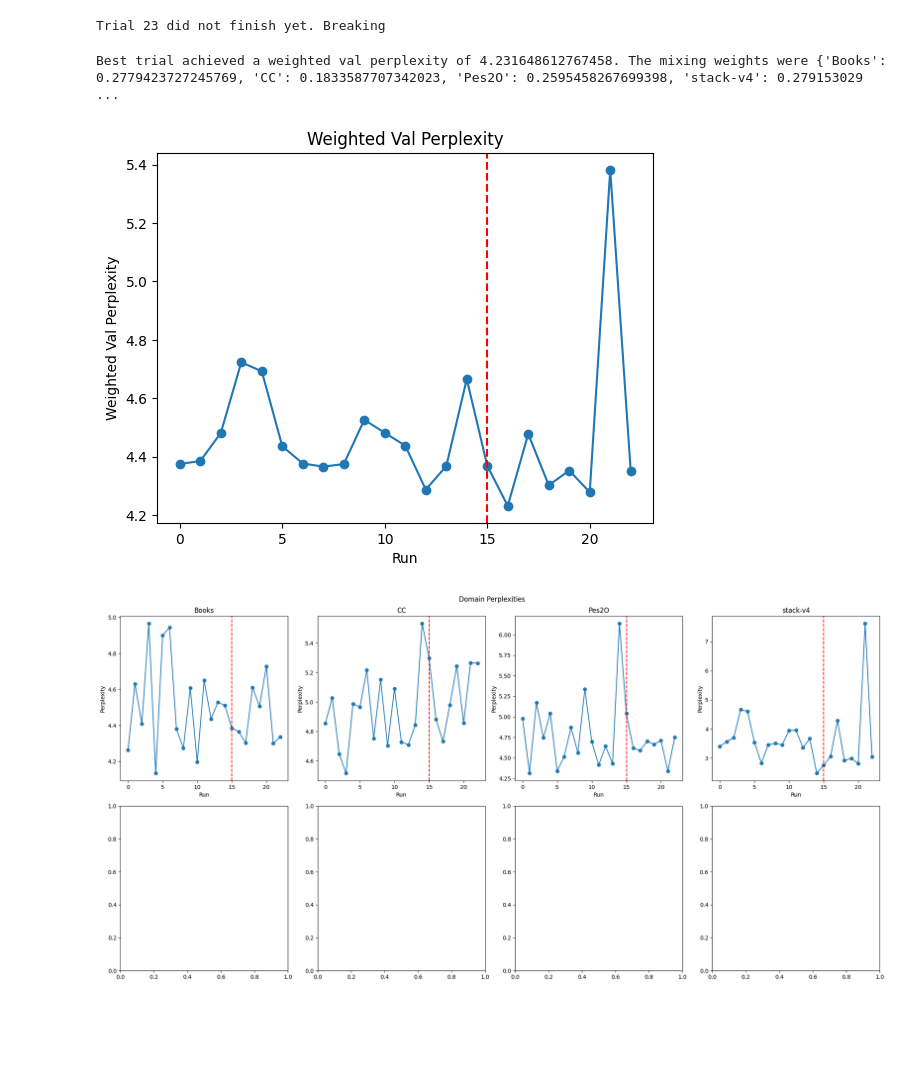
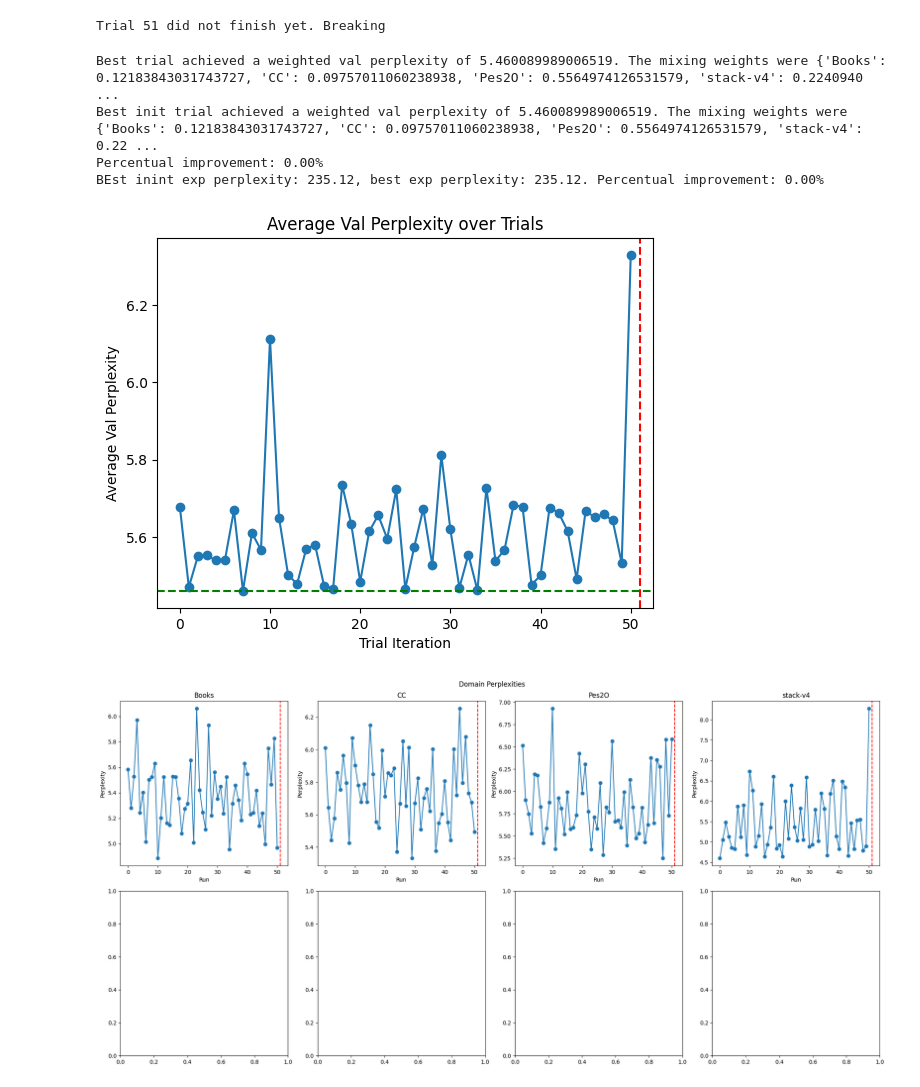
Before and after one commit to tim200002/lm_mixture_optimization, a Jupyter notebook: scripts/analyze_experiment.ipynb, the cells around one changed output. Saved outputs shown, nothing was run; the diff lists cells and outputs as text; code cells hidden in the pictures; blank space fills up the shorter version.

```diff
--- a/scripts/analyze_experiment.ipynb
+++ b/scripts/analyze_experiment.ipynb
@@ -34,9 +35,9 @@ def plot_weighted_val_perplexity(weighted_val_perplexities: List[float], no_init
     plt.plot(weighted_val_perplexities)
     plt.scatter(range(len(weighted_val_perplexities)), weighted_val_perplexities)
     plt.axvline(x=no_initial_runs - 1, color='r', linestyle='--')
-    plt.xlabel('Run')
-    plt.ylabel('Weighted Val Perplexity')
-    plt.title('Weighted Val Perplexity')
+    plt.xlabel('Trial Iteration')
+    plt.ylabel('Average Val Perplexity')
+    plt.title('Average Val Perplexity over Trials')
 
 def plot_domain_perplexities(val_results: List[Dict[str, ValResult]], no_initial_runs: int = 0):
     max_plots_per_row = 4
@@ -79,33 +80,73 @@ def plot_mixing_weights(mixing_weights: List[Dict[str, float]], no_initial_runs:
         axs[i].scatter(range(len(mix_w)), mix_w)
     plt.tight_layout()
 # %%
-#path = "/root/code/mixture_optimization/logs/bayesian_books_cc_stack_few_init_0/experiment_history.yaml"
+path = "/root/code/mixture_optimization/logs/bayesian-two-sources_0/experiment_history.yaml"
+path = "/root/code/mixture_optimization/logs/bayesian_books_cc_stack_few_init_0/experiment_history.yaml"
 #path = "/root/code/mixture_optimization/logs/turbo_books_cc_stack_0/experiment_history.yaml"
 #path="/root/code/mixture_optimization/logs/bayesian_books_cc_stack_0/experiment_history.yaml"
 path = "/root/code/mixture_optimization/logs/bayesian_books_cc_stack_pes2o_0/experiment_history.yaml"
 #path="/root/code/mixture_optimization/logs/bayesian_books_cc_stack_pes2o_16init_0/experiment_history.yaml"
+#path = "/root/code/mixture_optimization/logs/turbo-new_15/experiment_history.yaml"
+
+#path = "/root/code/mixture_optimization/logs/lin_interp_books_c4_80M_0/experiment_history.yaml"
+#path = "/root/code/mixture_optimization/logs/lin_interp_books_c4_0/experiment_history.yaml"
+#path = "../logs/uniform_books_cc_stack_peso_reddit/experiment_history.yaml"
+#path = "../logs/bayesian_books_cc_stack_pes2o_reddit_16init_0/experiment_history.yaml"
+#path = "../logs/bayesian_books_cc_stack_pes2o_reddit_16init_1/experiment_history.yaml"
+#path = "../logs/bayesian_books_cc_stack_pes2o_reddit_32init_0/experiment_history.yaml"
+path = "../logs/bayesian_books_cc_stack_pes20_small_0/experiment_history_proper.yaml"
+#path = "../logs/uniform_books_cc_stack_pes20_small_0/experiment_history.yaml"
+#path = "../logs/bayesian_books_cc_stack_pes20_small_1/experiment_history.yaml"
+path = "../logs/uniform_books_cc_stack_pes20_small_0/experiment_history.yaml"
+
 experiments = read_experiments(path)
 experiment = experiments[0]
 
+# max_trials = 32
+# experiment.trials = experiment.trials[:max_trials]
+
 no_initi_trials = sum([1 for trial in experiment.trials if trial.type == TrialType.INITIALIZATION])
-
-val_results, weighted_perplexity, domain_weights = get_experiment_result(experiment)
-plot_weighted_val_perplexity(weighted_perplexity, no_initial_runs=no_initi_trials)
-plot_domain_perplexities(val_results, no_initial_runs=no_initi_trials)
-plot_mixing_weights(domain_weights, no_initial_runs=no_initi_trials)
 
 
 best_trial = None
+best_init_trial = None
 for trial in experiment.trials:
     if trial.val_results is None:
         continue
 
     if best_trial is None or trial.weighted_val_perplexity < best_trial.weighted_val_perplexity:
         best_trial = trial
 
+    if trial.type == TrialType.INITIALIZATION:
+        if best_init_trial is None or trial.weighted_val_perplexity < best_init_trial.weighted_val_perplexity:
+            best_init_trial = trial
+
+val_results, weighted_perplexity, domain_weights = get_experiment_result(experiment)
+plot_weighted_val_perplexity(weighted_perplexity, no_initial_runs=no_initi_trials)
+# add hline for best init trial
+plt.axhline(y=best_init_trial.weighted_val_perplexity, color='g', linestyle='--')
+
+plot_domain_perplexities(val_results, no_initial_runs=no_initi_trials)
+plot_mixing_weights(domain_weights, no_initial_runs=no_initi_trials)
+
+
+
+
+
 print(f"Best trial achieved a weighted val perplexity of {best_trial.weighted_val_perplexity}. The mixing weights were {best_trial.true_mixing_weights}. Trial idx: {best_trial.idx}")
+print(f"Best init trial achieved a weighted val perplexity of {best_init_trial.weighted_val_perplexity}. The mixing weights were {best_init_trial.true_mixing_weights}. Trial idx: {best_init_trial.idx}")
+percentual_improvement = (best_init_trial.weighted_val_perplexity - best_trial.weighted_val_perplexity) / best_init_trial.weighted_val_perplexity * 100
+print(f"Percentual improvement: {percentual_improvement:.2f}%")
+
+exp_perplexity_init = np.exp(best_init_trial.weighted_val_perplexity)
+exp_perplexity = np.exp(best_trial.weighted_val_perplexity)
+percentual_improvement_exp_perplexity = (exp_perplexity_init - exp_perplexity) / exp_perplexity_init * 100
+print(f"BEst inint exp perplexity: {exp_perplexity_init:.2f}, best exp perplexity: {exp_perplexity:.2f}. Percentual improvement: {percentual_improvement_exp_perplexity:.2f}%")
 # %% [output]
-Trial 23 did not finish yet. Breaking
+Trial 51 did not finish yet. Breaking
-Best trial achieved a weighted val perplexity of 4.231648612767458. The mixing weights were {'Books': 0.2779423727245769, 'CC': 0.1833587707342023, 'Pes2O': 0.2595458267699398, 'stack-v4': 0.279153029 ...
+Best trial achieved a weighted val perplexity of 5.460089989006519. The mixing weights were {'Books': 0.12183843031743727, 'CC': 0.09757011060238938, 'Pes2O': 0.5564974126531579, 'stack-v4': 0.2240940 ...
+Best init trial achieved a weighted val perplexity of 5.460089989006519. The mixing weights were {'Books': 0.12183843031743727, 'CC': 0.09757011060238938, 'Pes2O': 0.5564974126531579, 'stack-v4': 0.22 ...
+Percentual improvement: 0.00%
+BEst inint exp perplexity: 235.12, best exp perplexity: 235.12. Percentual improvement: 0.00%
-[figure, old version]
+[figure, new version]
-[figure, old version]
+[figure, new version]
```
Also changed, not shown: parts of 15 cells of this notebook, 39 other files.
